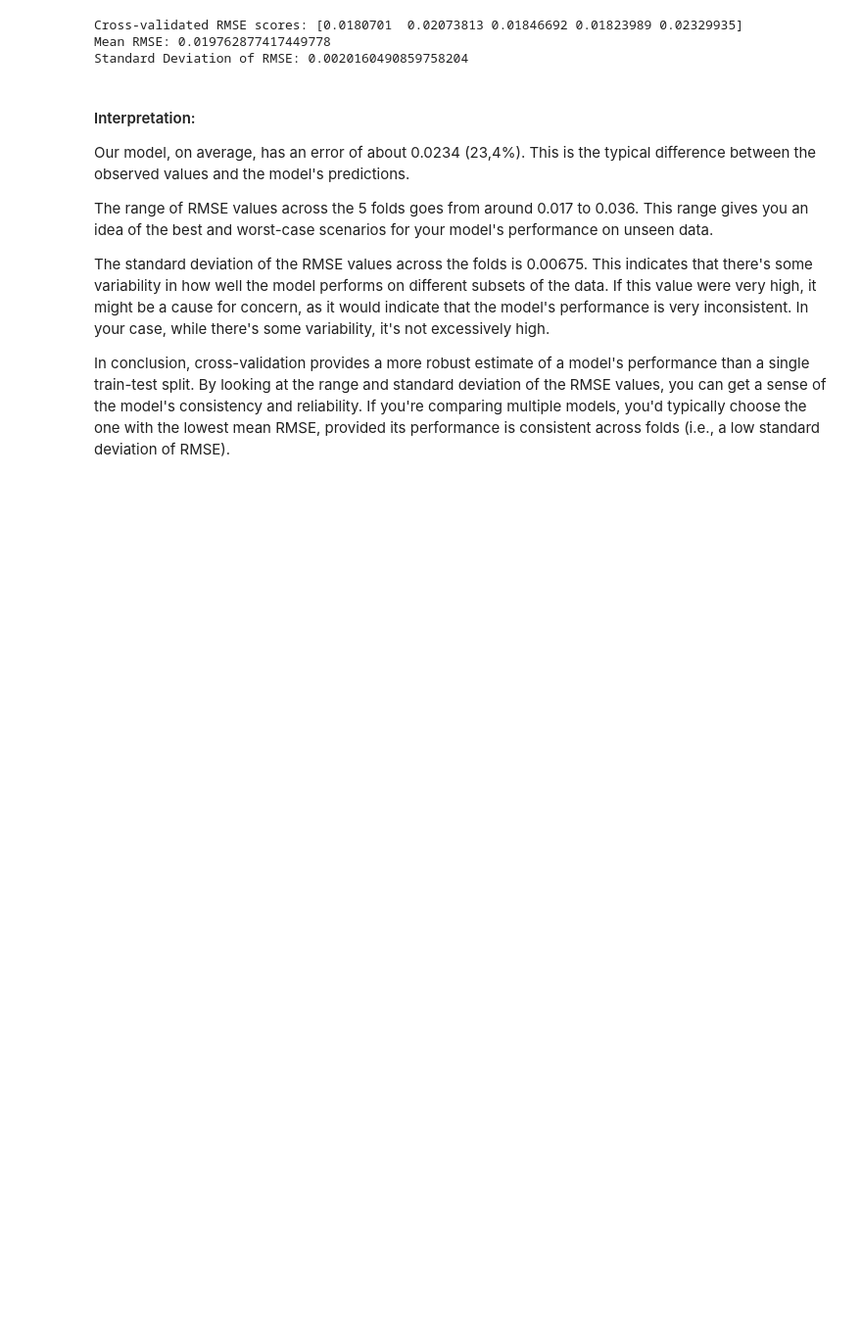
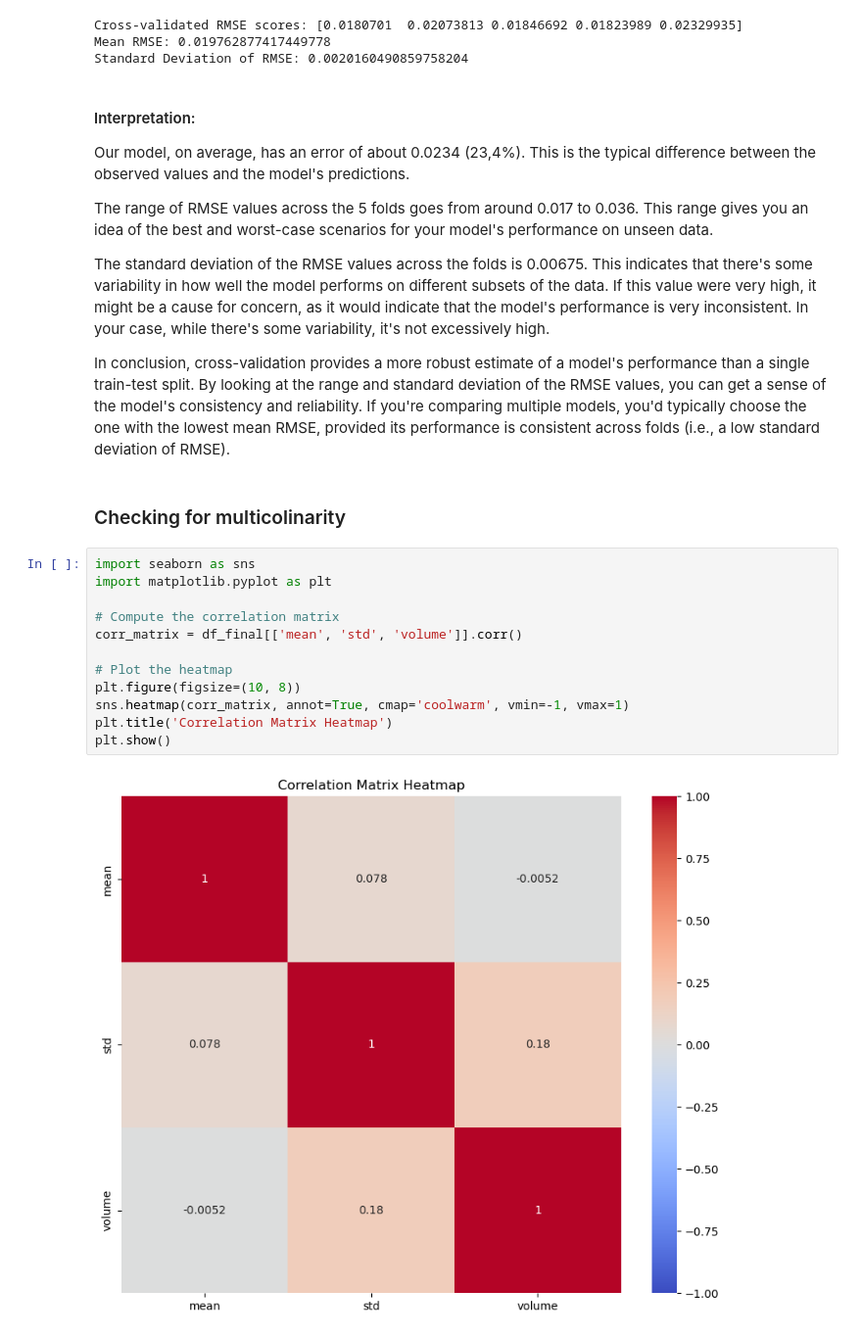
Before and after one commit to lealundjeppesen/kode_koner, a Jupyter notebook: PROJECT/Machine Learning.ipynb, the cells around one changed output. Shown: that part at 98% size. Saved outputs shown, nothing was run; the diff lists cells and outputs as text; blank space fills up the shorter version.

```diff
--- a/PROJECT/Machine Learning.ipynb
+++ b/PROJECT/Machine Learning.ipynb
@@ -163,3 +163,19 @@ The range of RMSE values across the 5 folds goes from around 0.017 to 0.036. Thi
 The standard deviation of the RMSE values across the folds is 0.00675. This indicates that there's some variability in how well the model performs on different subsets of the data. If this value were very high, it might be a cause for concern, as it would indicate that the model's performance is very inconsistent. In your case, while there's some variability, it's not excessively high.
 
 In conclusion, cross-validation provides a more robust estimate of a model's performance than a single train-test split. By looking at the range and standard deviation of the RMSE values, you can get a sense of the model's consistency and reliability. If you're comparing multiple models, you'd typically choose the one with the lowest mean RMSE, provided its performance is consistent across folds (i.e., a low standard deviation of RMSE).
+# %% [markdown]
+### Checking for multicolinarity
+# %%
+import seaborn as sns
+import matplotlib.pyplot as plt
+
+# Compute the correlation matrix
+corr_matrix = df_final[['mean', 'std', 'volume']].corr()
+
+# Plot the heatmap
+plt.figure(figsize=(10, 8))
+sns.heatmap(corr_matrix, annot=True, cmap='coolwarm', vmin=-1, vmax=1)
+plt.title('Correlation Matrix Heatmap')
+plt.show()
+# %% [output]
+[figure, added]
```
Also changed, not shown: parts of 3 cells of this notebook, 1 other file.
